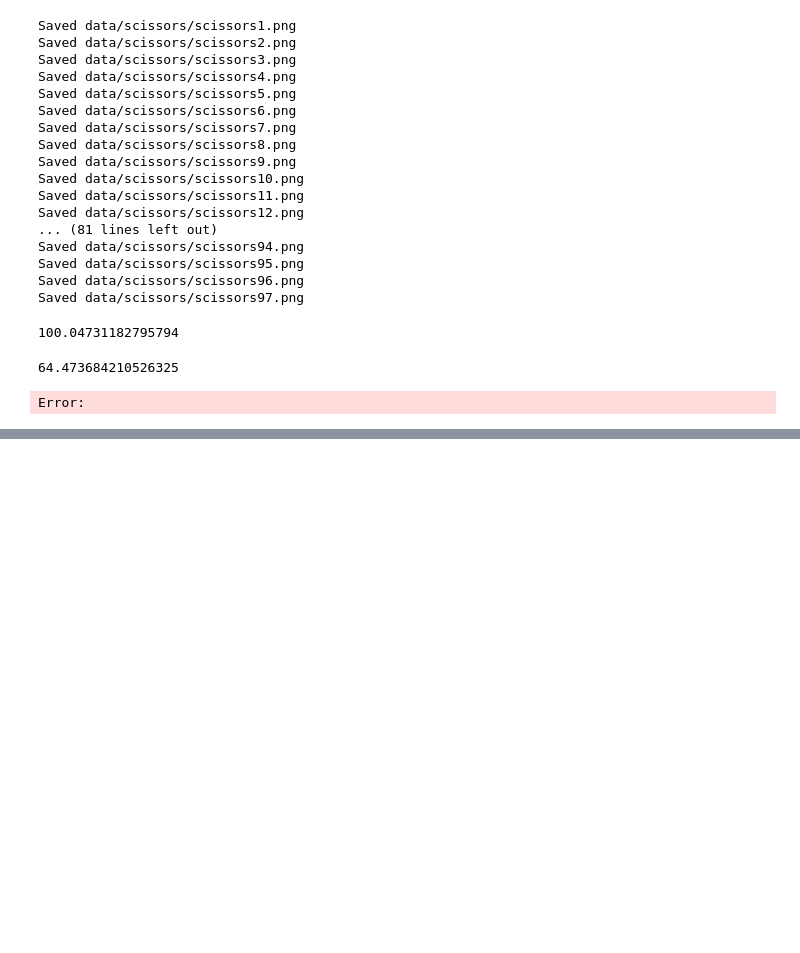
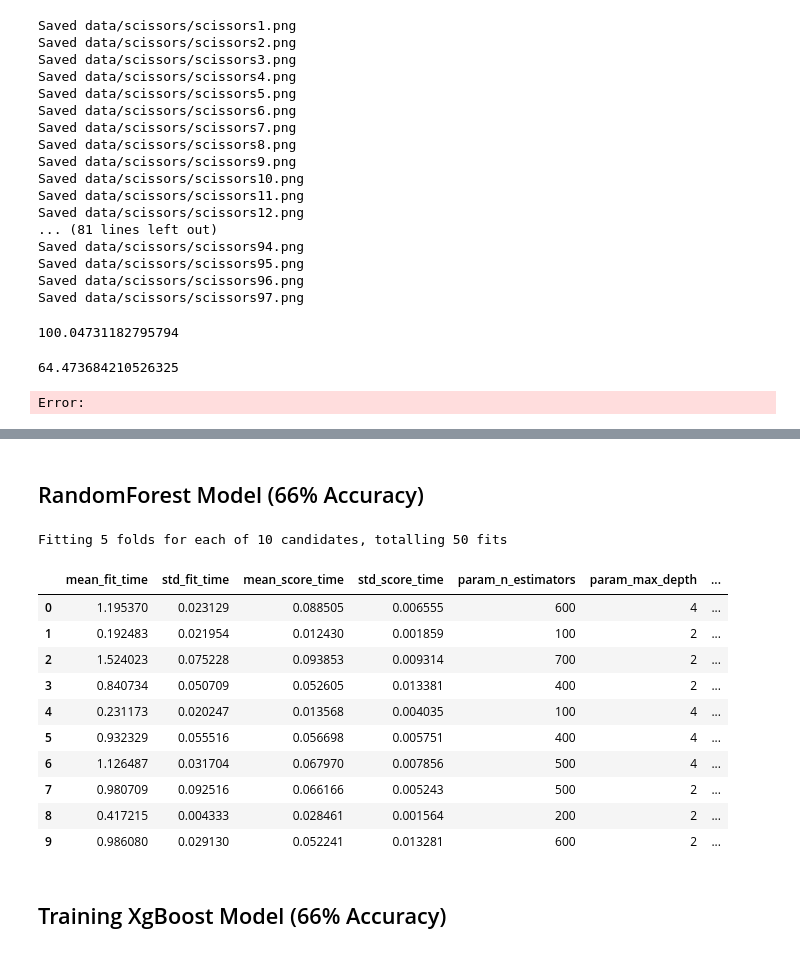
Before and after one commit to 0eix/literate-tribble, a Jupyter notebook: Project.ipynb, the cells around one changed output, grey strips where cells are left out. Cells and saved outputs as stored; diff of their text form; code cells hidden in the pictures; blank space fills up the shorter version.

Commit message:
add multiple models and live testing

```diff
--- a/Project.ipynb
+++ b/Project.ipynb
@@ -147,0 +148,16 @@ landmarks_of_interest = [15,16,17,18,19,20,21,22] # Right and Left Hanhs Landmar
+# %%
+
+import pickle
+with open("data/paper/dataset_paper.pkl", "rb") as f:
+    paper = pickle.load(f)
+with open("data/rock/dataset_rock.pkl", "rb") as f:
+    rock = pickle.load(f)
+with open("data/scissors/dataset_scissors.pkl", "rb") as f:
+    scissors = pickle.load(f)
+# %%
+dataset = np.concatenate((np.array(rock),np.array(paper),np.array(scissors)),axis=0)
+target = ['rock']*len(rock)+['paper']*len(paper)+['scissors']*len(scissors)
+columns = []
+for col in range(int(dataset.shape[1]/2)):
+    columns.append(f"x{col}")
+    columns.append(f"y{col}")
@@ -147,0 +221,17 @@ landmarks_of_interest = [15,16,17,18,19,20,21,22] # Right and Left Hanhs Landmar
+# %%
+df = pd.read_pickle("dataset_total")
+landmarks_of_interest = [15,16,17,18,19,20,21,22] # Right and Left Hanhs Landmarks
+length_inputs = len(landmarks_of_interest)
+colOI = []
+for col in landmarks_of_interest:
+    colOI.append(col*2)
+    colOI.append(col*2+1)
+colOI.append(len(df.columns)-1)
+sub_df = df[df.columns[colOI]]
+from sklearn.model_selection import train_test_split
+X = df[df.columns[colOI[:-1]]].values
+y = df[df.columns[-1]].values
+dummies = pd.get_dummies(y).astype(int)
+
+X_train, X_test, y_train, y_test = train_test_split(
+    X, dummies, test_size=0.15, random_state=42)
@@ -147,0 +269,30 @@ landmarks_of_interest = [15,16,17,18,19,20,21,22] # Right and Left Hanhs Landmar
+# %% [markdown]
+## RandomForest Model (66% Accuracy)
+# %%
+from sklearn.model_selection import RandomizedSearchCV
+from sklearn.ensemble import RandomForestClassifier
+rf = RandomForestClassifier()
+params = {'n_estimators': range(100,800,100),
+          'max_depth' : range(2,5,2)}
+cv = RandomizedSearchCV(rf,params,verbose=2,scoring="accuracy",n_jobs=-1)
+X_train, X_test, y_train, y_test = train_test_split(
+    X, y, test_size=0.15, random_state=42)
+history = cv.fit(X_train,y_train)
+# %% [output]
+Fitting 5 folds for each of 10 candidates, totalling 50 fits
+# %%
+pd.DataFrame(history.cv_results_)
+# %% [output]
+|  | mean_fit_time | std_fit_time | mean_score_time | std_score_time | param_n_estimators | param_max_depth | ... |
+| 0 | 1.195370 | 0.023129 | 0.088505 | 0.006555 | 600 | 4 | ... |
+| 1 | 0.192483 | 0.021954 | 0.012430 | 0.001859 | 100 | 2 | ... |
+| 2 | 1.524023 | 0.075228 | 0.093853 | 0.009314 | 700 | 2 | ... |
+| 3 | 0.840734 | 0.050709 | 0.052605 | 0.013381 | 400 | 2 | ... |
+| 4 | 0.231173 | 0.020247 | 0.013568 | 0.004035 | 100 | 4 | ... |
+| 5 | 0.932329 | 0.055516 | 0.056698 | 0.005751 | 400 | 4 | ... |
+| 6 | 1.126487 | 0.031704 | 0.067970 | 0.007856 | 500 | 4 | ... |
+| 7 | 0.980709 | 0.092516 | 0.066166 | 0.005243 | 500 | 2 | ... |
+| 8 | 0.417215 | 0.004333 | 0.028461 | 0.001564 | 200 | 2 | ... |
+| 9 | 0.986080 | 0.029130 | 0.052241 | 0.013281 | 600 | 2 | ... |
+# %% [markdown]
+## Training XgBoost Model (66% Accuracy)
```
Also changed, not shown: parts of 17 cells of this notebook, 1 other file.
